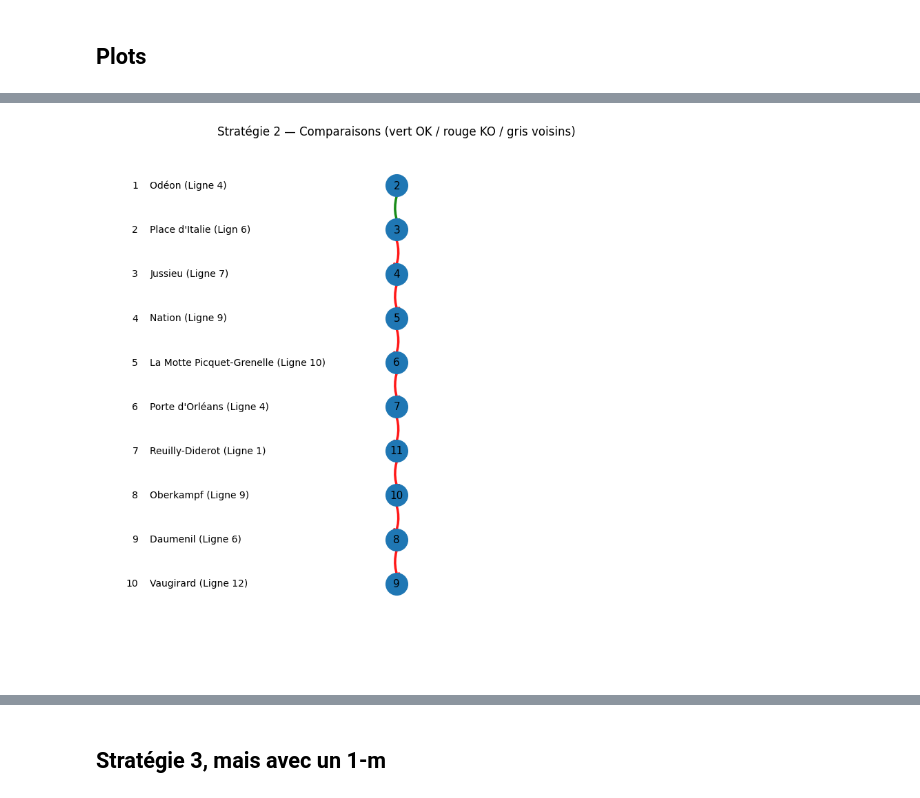
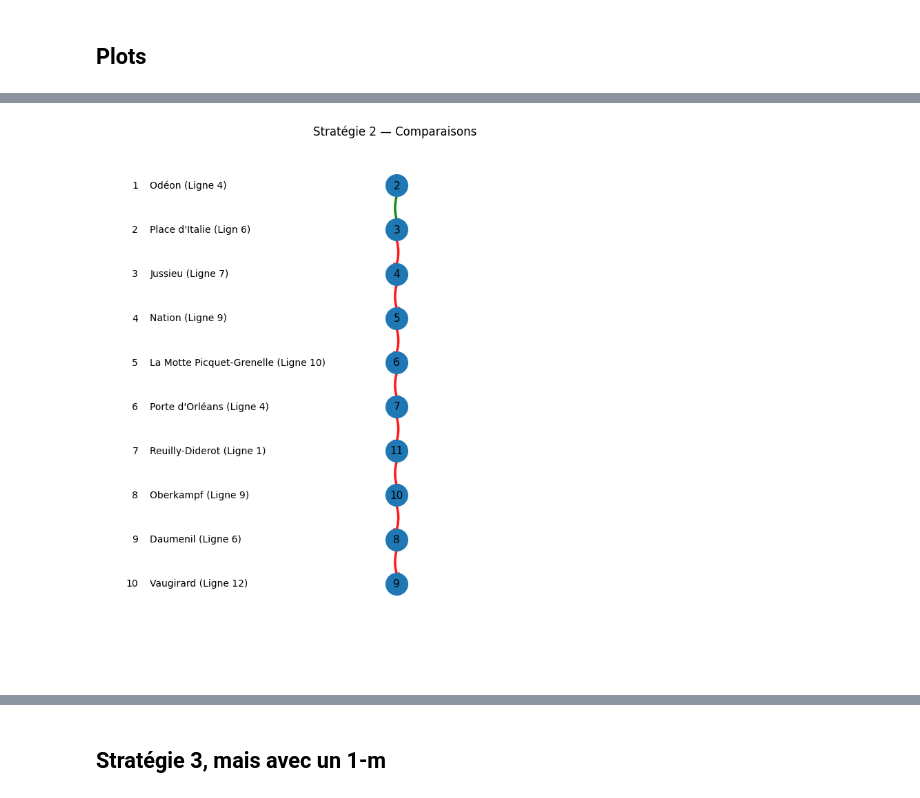
Before and after one commit to KarinaMusina44/SDP-optim, a Jupyter notebook: Projet_SDP_datasets.ipynb, the cells around one changed output, grey strips where cells are left out. Saved outputs shown, nothing was run; the diff lists cells and outputs as text; code cells hidden in the pictures.

```diff
--- a/Projet_SDP_datasets.ipynb
+++ b/Projet_SDP_datasets.ipynb
@@ -771,15 +591,15 @@ plot_strategy_graph(station_name_map=station_name_map,
 # %%
 strategy2_results = run_strategy_2(eps_zero=0.0, gurobi_output=False)
 
 plot_strategy_graph(station_name_map=station_name_map,
     stations_ranked=stations_ranked,
     results=strategy2_results,
-    title="Stratégie 2 — Comparaisons (vert OK / rouge KO / gris voisins)",
+    title="Stratégie 2 — Comparaisons ",
     show_gray_neighbors=True,
     alternate_sides=True
 )
 # %% [output]
-[figure, old version]
+[figure, new version]
 # %%
 strategy3d_results, connected_rest, not_connected_rest = run_strategy_3_descend_from_threshold(
     sorted_dataset=stations_ranked,
```
Also changed, not shown: parts of 27 cells of this notebook, 1 other file.
